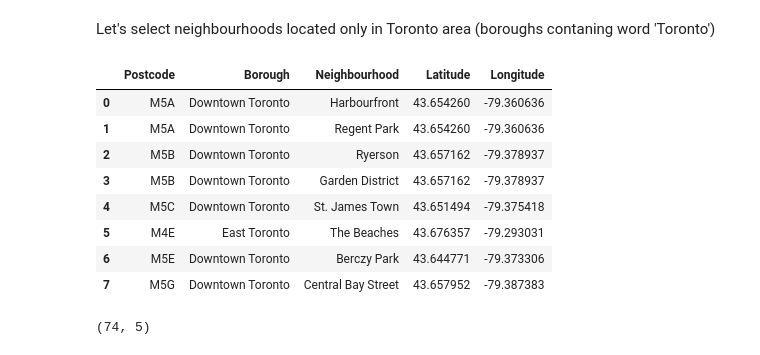
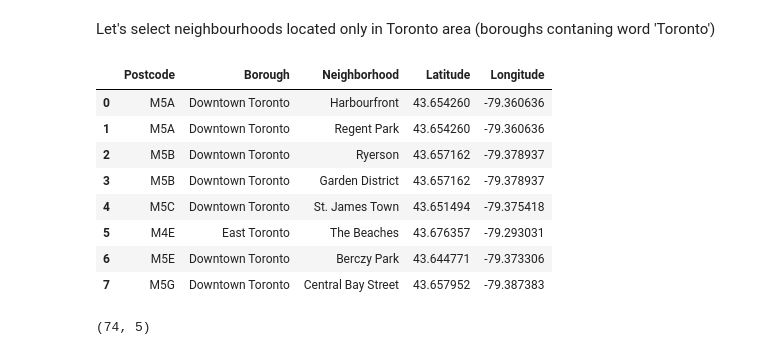
Before and after one commit to AndyBaranov/Coursera_Capstone, a Jupyter notebook: Toronto battle of neighborhoods.ipynb, the cells around one changed output. Cells and saved outputs as stored; diff of their text form; code cells hidden in the pictures.

```diff
--- a/Toronto battle of neighborhoods.ipynb
+++ b/Toronto battle of neighborhoods.ipynb
@@ -135,9 +154,10 @@ array(['North York', 'Downtown Toronto', "Queen's Park", 'Etobicoke',
 Let's select neighbourhoods located only in Toronto area (boroughs contaning word 'Toronto')
 # %%
 df_neigh_tor = df_neigh.loc[df_neigh['Borough'].str.contains('Toronto')].reset_index(drop = True)
+df_neigh_tor = df_neigh_tor.rename(columns = {'Neighbourhood' : 'Neighborhood'})
 df_neigh_tor.head(8)
 # %% [output]
-|  | Postcode | Borough | Neighbourhood | Latitude | Longitude |
+|  | Postcode | Borough | Neighborhood | Latitude | Longitude |
 | 0 | M5A | Downtown Toronto | Harbourfront | 43.654260 | -79.360636 |
 | 1 | M5A | Downtown Toronto | Regent Park | 43.654260 | -79.360636 |
 | 2 | M5B | Downtown Toronto | Ryerson | 43.657162 | -79.378937 |
```
Also changed, not shown: parts of 60 cells of this notebook.
